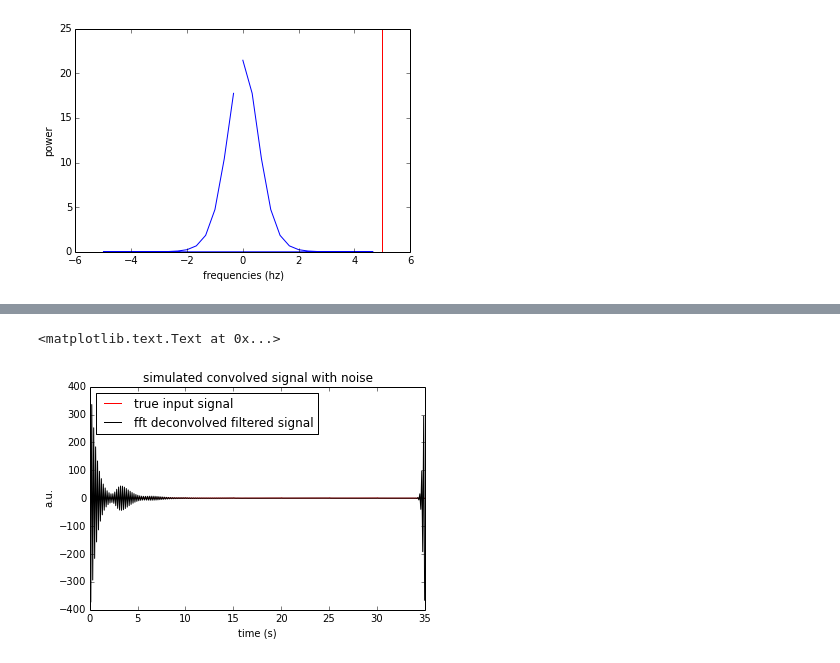
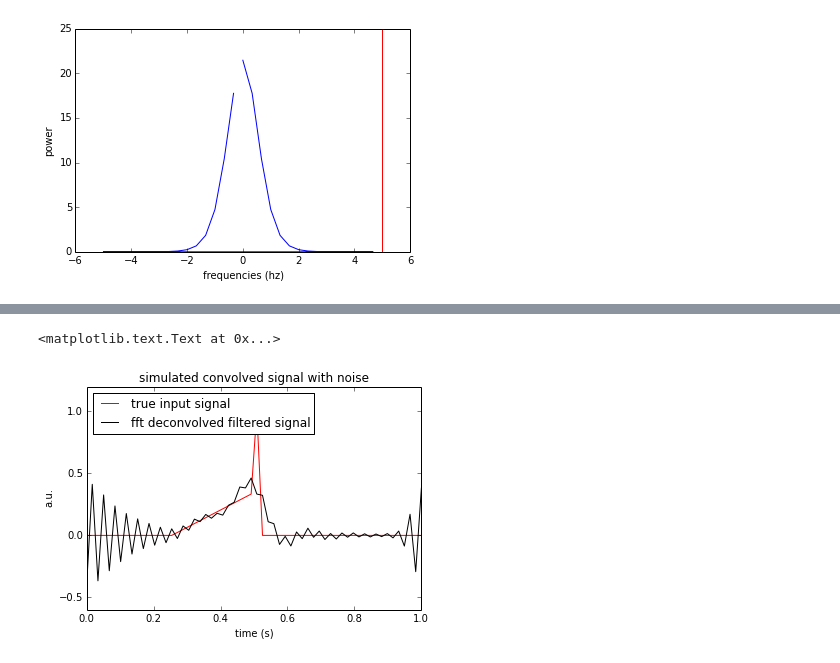
Before and after one commit to jwdegee/IPython-Notebook-Tutorials, a Jupyter notebook: fft_deconvolution.ipynb, the cells around one changed output, grey strips where cells are left out. Drawn from its saved outputs; the diff is of its cells as text; code cells hidden in the pictures.

```diff
--- a/fft_deconvolution.ipynb
+++ b/fft_deconvolution.ipynb
@@ -28,7 +29,6 @@ def pupil_IRF(timepoints, s=1.0/(10**26), n=10.1, tmax=0.93):
     s: scaling factor
     n: sets the width
     tmax: sets the time to peak
-    IRF_len: function is evaluated for t = [0:IRF_len]
 
     Returns
     -------
@@ -53,7 +53,7 @@ def pupil_IRF(timepoints, s=1.0/(10**26), n=10.1, tmax=0.93):
     return (y, yprime)
 
 # create the IRF:
-sample_rate = 10.0
+sample_rate = 10
 IRF_len = 3.0 # in seconds
 timepoints = np.linspace(0,IRF_len,IRF_len*sample_rate)
 
@@ -201,0 +213,22 @@ plt.legend(['filtered signal, {} hz'.format(hp), 'true convolved signal'])
+# %%
+# times for epoching:
+epoch_times = [-3, 3] # in seconds
+
+# mean input:
+epochs = np.vstack([input_signal[i+(epoch_times[0]*sample_rate):i+(epoch_times[1]*sample_rate)] for i in transient_times*sample_rate])
+mean_input = np.mean(epochs, axis=0)
+
+# mean response:
+epochs = np.vstack([convolved_signal_filtered[i+(epoch_times[0]*sample_rate):i+(epoch_times[1]*sample_rate)] for i in transient_times*sample_rate])
+mean_response = np.mean(epochs, axis=0)
+
+# plot mean response versus IRF:
+timepoints = np.linspace(epoch_times[0],epoch_times[1],(epoch_times[1]-epoch_times[0])*sample_rate)
+fig = plt.figure()
+plt.plot(timepoints, mean_input, color='r')
+plt.plot(timepoints, mean_response, color='b')
+plt.axvline(0, color='k')
+plt.legend(['mean response'], loc=2)
+plt.title('mean response')
+plt.xlabel('time from response (s)')
+plt.ylabel('a.u.')
@@ -202,19 +238,19 @@ plt.legend(['filtered signal, {} hz'.format(hp), 'true convolved signal'])
 # %%
-convolved_signal_fft = np.fft.fft(convolved_signal_filtered)
-IRF_fft = np.fft.fft(IRF, convolved_signal.shape[0])
+convolved_signal_fft = np.fft.fft(mean_response)
+IRF_fft = np.fft.fft(IRF, mean_response.shape[0])
 D = np.fft.ifft(convolved_signal_fft / IRF_fft)
 
 plt.figure()
-timepoints = np.linspace(0,duration,duration*sample_rate)
-plt.plot(timepoints, input_signal, 'r')
+timepoints = np.linspace(0,mean_response.shape[0]/mean_response.shape[0],mean_response.shape[0])
+plt.plot(timepoints, mean_input, 'r')
 plt.plot(timepoints, D, 'k')
 plt.legend(['true input signal', 'fft deconvolved filtered signal'], loc=2)
 plt.title('simulated convolved signal with noise')
 plt.xlabel('time (s)')
 plt.ylabel('a.u.')
 # %% [output]
 <matplotlib.text.Text at 0x...>
-[figure, old version]
+[figure, new version]
 # %%
 convolved_signal_fft = np.fft.fft(convolved_signal)
 IRF_fft = np.fft.fft(IRF, convolved_signal.shape[0])
```
Also changed, not shown: parts of 7 cells of this notebook, 3 other files.
